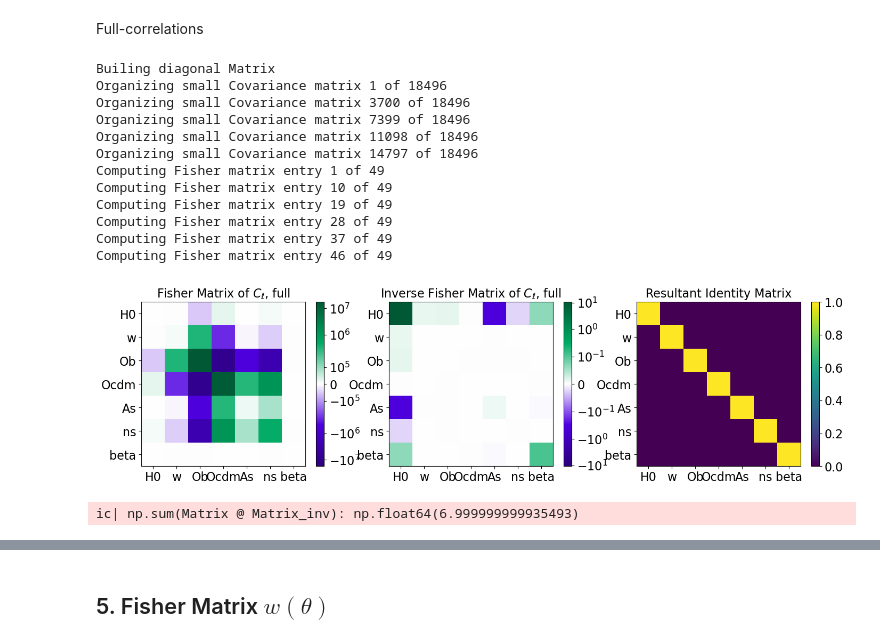
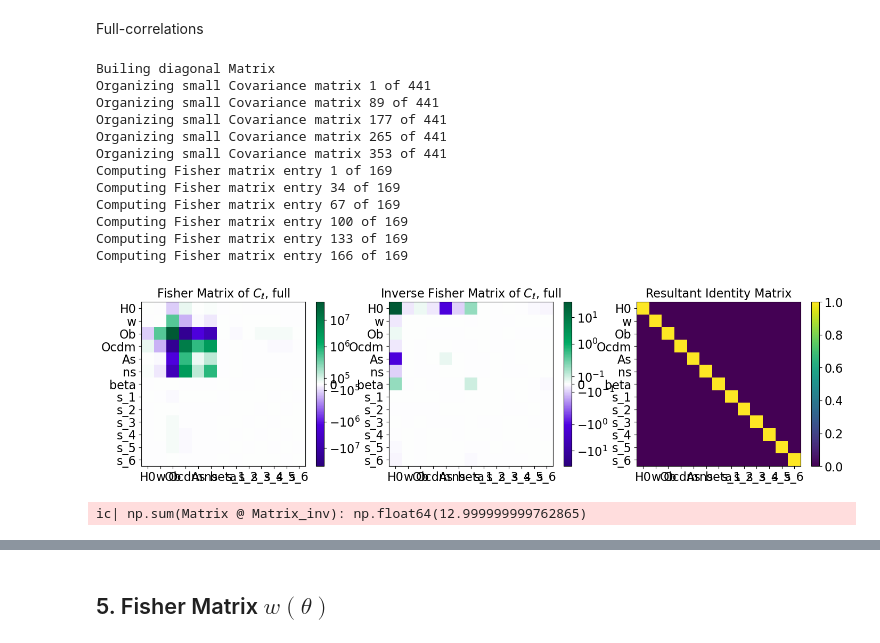
Before and after one commit to GreenTS27/Photo_Surveys-HI_IM-Fisher_Matrix, a Jupyter notebook: Fisher_Matrix_C_ell_vs_w_t.ipynb, the cells around one changed output, grey strips where cells are left out. Drawn from its saved outputs; the diff is of its cells as text; code cells hidden in the pictures.

```diff
--- a/Fisher_Matrix_C_ell_vs_w_t.ipynb
+++ b/Fisher_Matrix_C_ell_vs_w_t.ipynb
@@ -791,7 +831,7 @@ def Fisher_Matrix_Cl_better(Data_arr_indices, dic_Cosm_param, Cov_Matrix, dic_de
         Big_M_Block_Diag_inv[index_ell*(N_data): (index_ell+1)*(N_data),
                              index_ell*(N_data): (index_ell+1)*(N_data)] = np.linalg.inv(Small_Matrix)
 
-    eps = 10**-45
+    eps = 10**-10
     Big_M_Block_Diag_inv[np.abs(Big_M_Block_Diag_inv) < eps] = 0
 
 
@@ -1413,10 +1453,10 @@ N_bins_Gal = 6
 
 
 ### HI Surveys
-Survey_HI = "Meerkat"
-# Survey_HI = "SKA"
+# Survey_HI = "Meerkat"
+Survey_HI = "SKA"
 
-N_bins_HI  = 10
+N_bins_HI  = 0
 # %% [markdown]
 Survey parameters
 # %%
@@ -1801,9 +1841,9 @@ ic| N_thetas: 100
 # %% [markdown]
 ### 1.4 Cosmology and Magnification bias values
 # %%
-# set_name = "both"
+set_name = "both"
 # set_name = "sz"
-set_name = "beta"
+# set_name = "beta"
 
 ############################# Cosmological parameters ####################################
 # dic_Cosm_param={"parameter_name" : ["par_info", fiducial_value, h_value]
@@ -1986,45 +2013,46 @@ Full-correlations
 # %%
 # # Loading data
 # save_filename_sz = f"{Survey_Gal}_{N_bins_Gal}zbins_{Survey_HI}_{N_bins_HI}zbins_sz"
 # save_filename_beta = f"{Survey_Gal}_{N_bins_Gal}zbins_{Survey_HI}_{N_bins_HI}zbins_beta"
-save_filename_both = f"{Survey_Gal}_{N_bins_Gal}zbins_{Survey_HI}_{N_bins_HI}zbins_both"
+# save_filename_both = f"{Survey_Gal}_{N_bins_Gal}zbins_{Survey_HI}_{N_bins_HI}zbins_both"
+# save_filename_both_old = f"{Survey_Gal}_{N_bins_Gal}zbins_{Survey_HI}_{N_bins_HI}zbins_both_test_old"
 
 
-Cov_Matrix_full = np.load(F"{folder_name}FisherM_CovM_full_{save_filename_both}.npy")
+Cov_Matrix_full = np.load(F"{folder_name}FisherM_CovM_full_{save_filename}.npy")
 
-with open(F"{folder_name}FisherM_deriv_full_{save_filename_both}.pkl", 'rb') as file:
+with open(F"{folder_name}FisherM_deriv_full_{save_filename}.pkl", 'rb') as file:
     dic_derivatives_full = pickle.load(file)
 
 
 
 # Calculating matrix
 Fish_Cl_full = Fisher_Matrix_Cl_better(Data_arr_indices_full, dic_Cosm_param, Cov_Matrix_full, dic_derivatives_full,
                                 full_l_min, l_min, full_l_max, l_max, dic_f_sky, dic_Gal_HI_id=dic_Gal_HI_id,
                                 ell_step=ell_step, verbose=True)
 
 
 # Saving data
 df_Cl_full = pd.DataFrame(data=Fish_Cl_full.astype(float))
 df_Cl_full.to_csv(F"{folder_name}FisherM_Cl_full_{save_filename}.csv", sep=' ', header=False, float_format='%.8g', index=False)
 # df_Cl_full.to_csv(F"{folder_name}FisherM_Cl_full_{save_filename}_lmin{l_min}_thetaMax{theta_max}.csv",
 #                   sep=' ', header=False, float_format='%.8g', index=False)
 # Ploting Matrix
 Visualising_F_Matrices( Fish_Cl_full, dic_Cosm_param,
                         list_titles=[r"Fisher Matrix of $C_\ell$, full",r"Inverse Fisher Matrix of $C_\ell$, full",
                                     "Resultant Identity Matrix"])
 # %% [output]
 Builing diagonal Matrix
-Organizing small Covariance matrix 1 of 18496
-Organizing small Covariance matrix 3700 of 18496
-Organizing small Covariance matrix 7399 of 18496
-Organizing small Covariance matrix 11098 of 18496
-Organizing small Covariance matrix 14797 of 18496
-Computing Fisher matrix entry 1 of 49
-Computing Fisher matrix entry 10 of 49
-Computing Fisher matrix entry 19 of 49
-Computing Fisher matrix entry 28 of 49
-Computing Fisher matrix entry 37 of 49
-Computing Fisher matrix entry 46 of 49
+Organizing small Covariance matrix 1 of 441
+Organizing small Covariance matrix 89 of 441
+Organizing small Covariance matrix 177 of 441
+Organizing small Covariance matrix 265 of 441
+Organizing small Covariance matrix 353 of 441
+Computing Fisher matrix entry 1 of 169
+Computing Fisher matrix entry 34 of 169
+Computing Fisher matrix entry 67 of 169
+Computing Fisher matrix entry 100 of 169
+Computing Fisher matrix entry 133 of 169
+Computing Fisher matrix entry 166 of 169
-[figure, old version]
+[figure, new version]
-ic| np.sum(Matrix @ Matrix_inv): np.float64(6.999999999935493)
+ic| np.sum(Matrix @ Matrix_inv): np.float64(12.999999999762865)
 # %%
```
Also changed, not shown: parts of 14 cells of this notebook.
